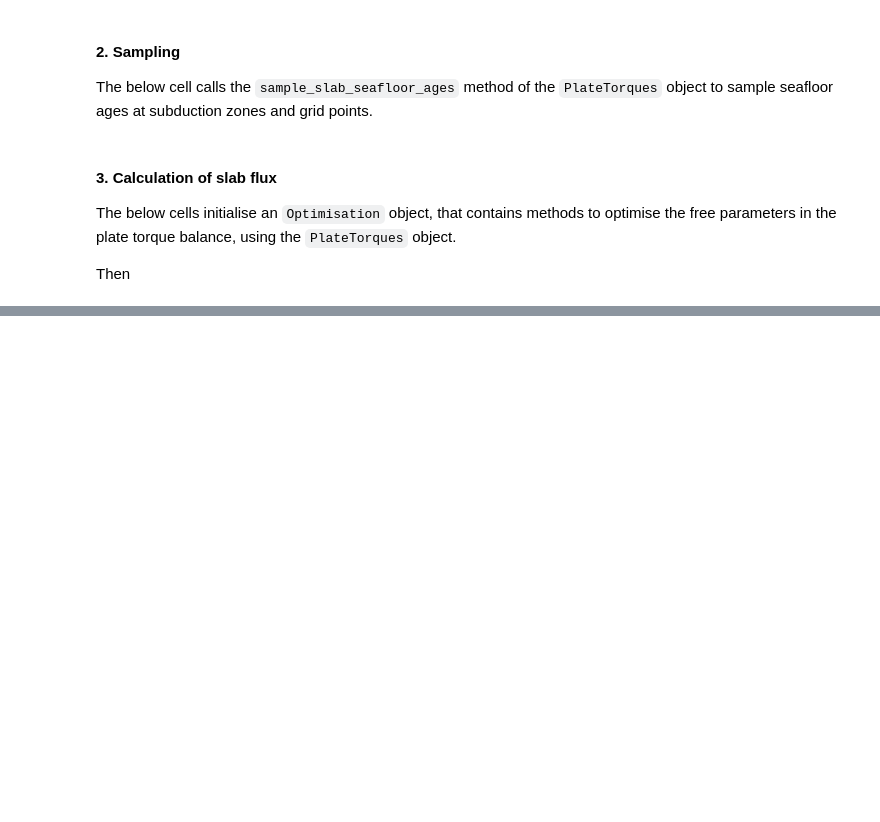
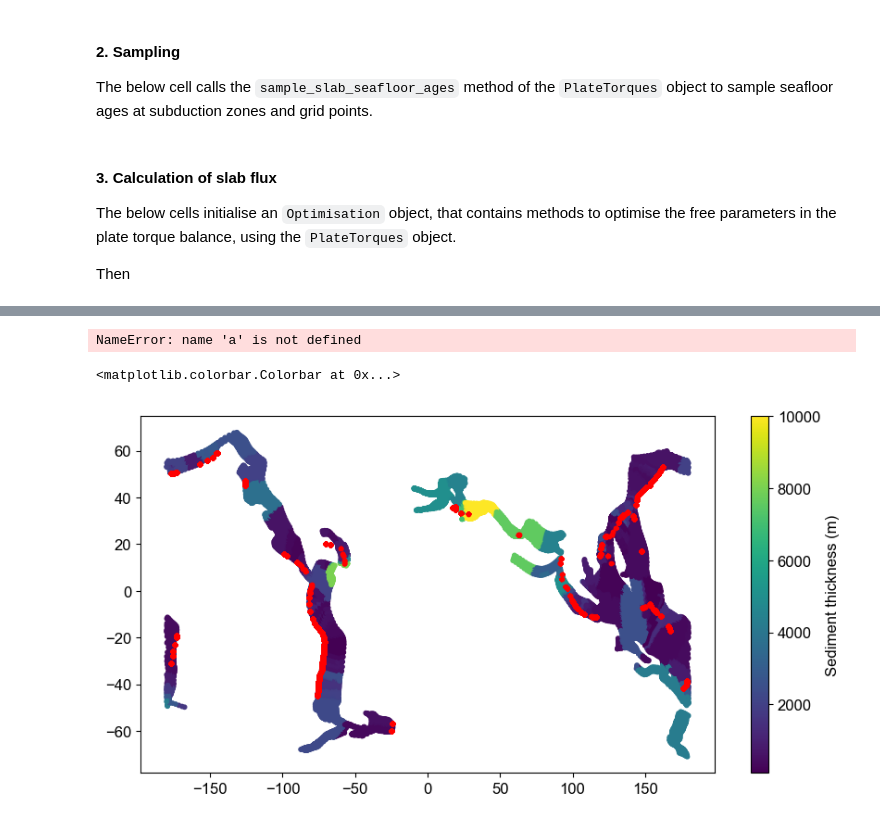
Before and after one commit to thomas-schouten/plato, a Jupyter notebook: notebooks/04c-Slab_pull_optimisation.ipynb, the cells around one changed output, grey strips where cells are left out. Saved outputs shown, nothing was run; the diff lists cells and outputs as text; code cells hidden in the pictures; blank space fills up the shorter version.

```diff
--- a/notebooks/04c-Slab_pull_optimisation.ipynb
+++ b/notebooks/04c-Slab_pull_optimisation.ipynb
@@ -91,6 +114,8 @@ M2016 = PlateTorques(
 M2016_slabs = Slabs(
     reconstruction_name = "Muller2016",
     ages = ages,
+    cases_file = settings_file,
+    cases_sheet = "4 - Slab pull optimisation",
     files_dir = results_dir,
     rotation_file = os.path.join(data_dir, "gplates_files", "M2016_rotations_Lr-Hb.rot"),
     topology_file = os.path.join(data_dir, "gplates_files", "M2016_topologies.gpml"),
@@ -124,0 +214,14 @@ M2016_slabs.calculate_velocities()
+# %%
+# Columns of interest
+columns_of_interest = [
+    "slab_lithospheric_thickness",
+    "sediment_thickness",
+    "slab_flux",
+    "material_subduction_rate",
+    # "wedge_width",
+    "arc_crustal_thickness"
+]
+
+# Initialise lists to store coefficients
+coefficients = {col: [] for col in columns_of_interest}
+r_squareds = []
@@ -158,12 +275,0 @@ def haversine(lat1, lon1, lat2, lon2):
-# %%
-for age in M2016.ages:
-    for i, _ in enumerate(M2016.slabs.data[age]["ref"].lat):
-        distance_to_segments = haversine(
-            M2016.slabs.data[age]["ref"].loc[i, "lat"],
-            M2016.slabs.data[age]["ref"].loc[i, "lon"],
-            trench_sediment_thickness.Latitude,
-            trench_sediment_thickness.Longitude
-        )
-        M2016.slabs.data[age]["ref"].loc[i, "sediment_thickness"] = trench_sediment_thickness["Sediment thickness"][distance_to_segments.idxmin()] * 1e3
-
-M2016.options["ref"]["Active margin sediments"] = True
@@ -169,0 +969,22 @@ M2016.options["ref"]["Active margin sediments"] = True
+# %%
+a
+# %% [output]
+NameError: name 'a' is not defined
+# %%
+fig, ax = plt.subplots(figsize=(10,5))
+for age in np.arange(0, 56, 1):
+    slab_data = M2016_slabs.data[age]["opt2"]
+    p = ax.scatter(
+        slab_data.lon, slab_data.lat,
+        c = slab_data.sediment_thickness,
+        cmap = "viridis",
+        s = 10,
+    )
+    ax.scatter(
+        lons, modern_slab_data.lat,
+        c = "red", s = 10, label = "Modern slab data"
+    )
+fig.colorbar(p, label="Sediment thickness (m)")
+# %% [output]
+<matplotlib.colorbar.Colorbar at 0x...>
+[figure, added]
```
Also changed, not shown: parts of 58 cells of this notebook, 8 other files.
